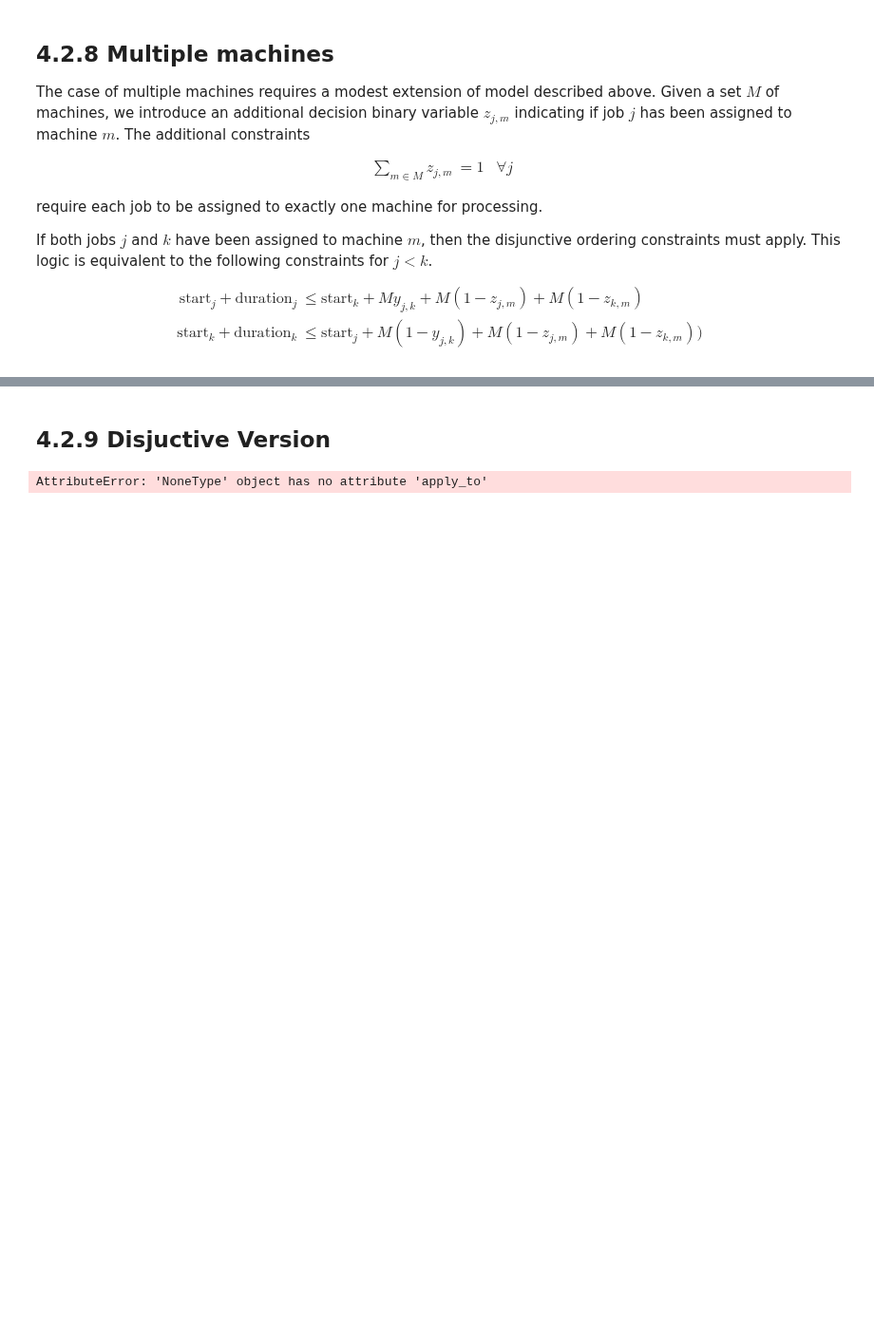
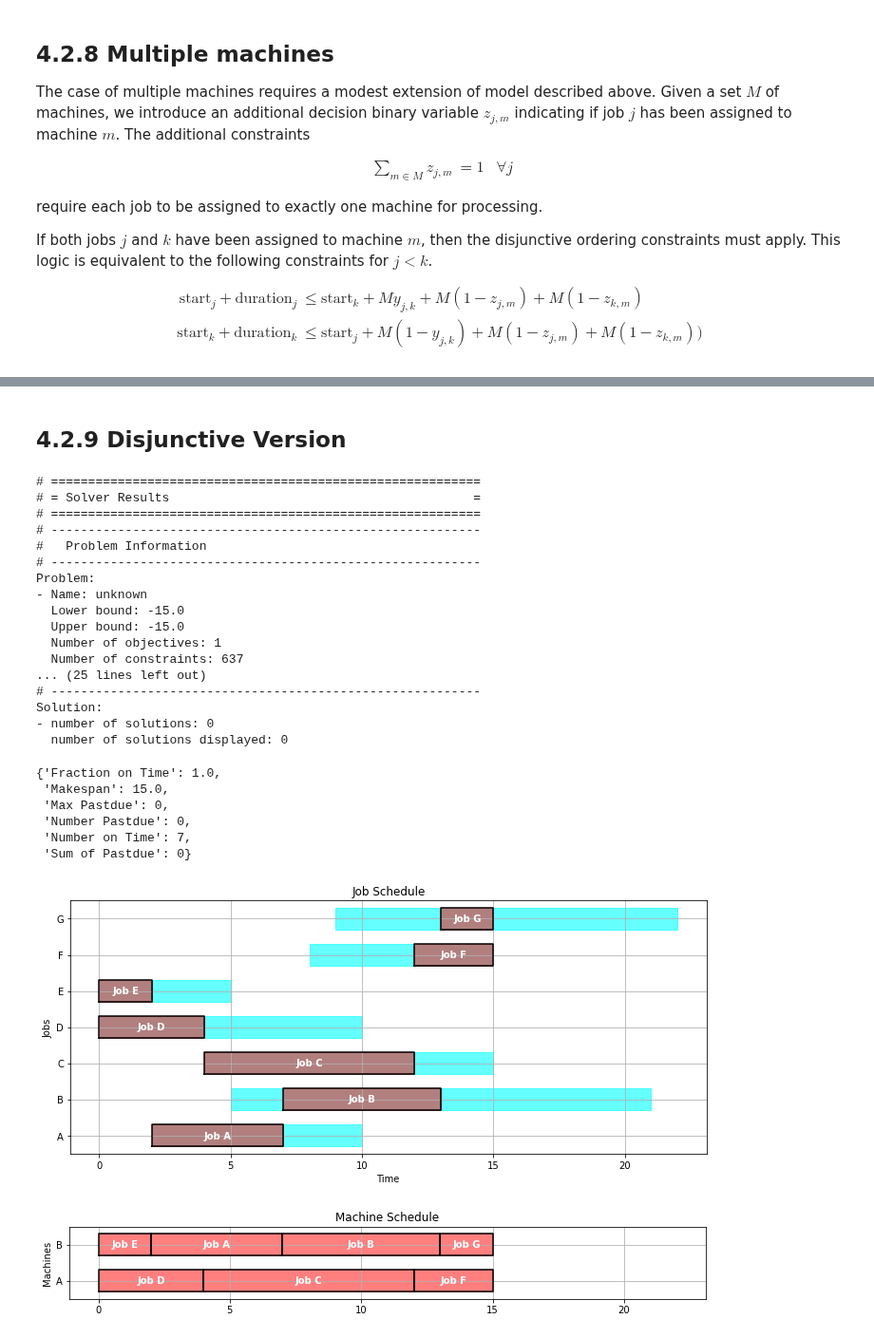
Before and after one commit to jckantor/ND-Pyomo-Cookbook, a Jupyter notebook: docs/04.02-Machine-Bottleneck.ipynb, the cells around one changed output, grey strips where cells are left out. Shown at 95% size. Saved outputs shown, nothing was run; the diff lists cells and outputs as text; code cells hidden in the pictures; blank space fills up the shorter version.

Commit message:
add disjunctive constraints to machine bottleneck

```diff
--- a/docs/04.02-Machine-Bottleneck.ipynb
+++ b/docs/04.02-Machine-Bottleneck.ipynb
@@ -895,7 +786,7 @@ Solution:
 [figure]
 [figure]
 # %% [markdown]
-## 4.2.9 Disjuctive Version
+## 4.2.9 Disjunctive Version
 # %%
 MACHINES = ['A','B']
 
@@ -912,8 +803,8 @@ def schedule_machines(JOBS, MACHINES):
     # decision variables
     m.start      = Var(m.J, bounds=(0, 1000))
     m.makespan   = Var(domain=NonNegativeReals)
-    m.pastdue    = Var(m.J, domain=NonNegativeReals)
-    m.early      = Var(m.J, domain=NonNegativeReals)
+    m.pastdue    = Var(m.J, bounds=(0, 1000))
+    m.early      = Var(m.J, bounds=(0, 10000))
 
     # additional decision variables for use in the objecive
     m.ispastdue  = Var(m.J, domain=Binary)
@@ -923,48 +814,78 @@ def schedule_machines(JOBS, MACHINES):
     m.z = Var(m.J, m.M, domain=Binary)
 
     # for modeling disjunctive constraints
-    m.y = Var(m.PAIRS, domain=Binary)
     BigM = max([JOBS[j]['release'] for j in m.J]) + sum([JOBS[j]['duration'] for j in m.J])
 
     m.OBJ = Objective(expr = sum(m.pastdue[j] for j in m.J) + m.makespan - sum(m.early[j] for j in m.J), sense = minimize)
 
+    # job starts after it is released
     m.c1 = Constraint(m.J, rule=lambda m, j: m.start[j] >= JOBS[j]['release'])
+
+    # defines early and pastdue
     m.c2 = Constraint(m.J, rule=lambda m, j: m.start[j] + JOBS[j]['duration'] + m.early[j] == JOBS[j]['due'] + m.pastdue[j])
-    m.c3 = Constraint(m.J, rule=lambda m, j: sum(m.z[j,mach] for mach in m.M) == 1)
-    m.c4 = Constraint(m.J, rule=lambda m, j: m.pastdue[j] <= BigM*m.ispastdue[j])
+    m.d1 = Disjunction(m.J, rule=lambda m, j: [m.early[j]==0, m.pastdue[j]==0])
+
+    # each job is assigned to one and only one machine
+    m.c3 = Constraint(m.J, rule=lambda m, j: sum(m.z[j, mach] for mach in m.M) == 1)
+
+    # defines a binary variable indicating if a job is past due
+    m.c4 = Disjunction(m.J, rule=lambda m, j: [m.pastdue[j] == 0, m.ispastdue[j] == 1])
+
+    # all jobs must be finished before max pastdue
     m.c5 = Constraint(m.J, rule=lambda m, j: m.pastdue[j] <= m.maxpastdue)
+
+    # defining make span
     m.c6 = Constraint(m.J, rule=lambda m, j: m.start[j] + JOBS[j]['duration'] <= m.makespan)
 
-    #m.d1 = Constraint(m.M, m.PAIRS, rule = lambda m, mach, j, k:
-    #        m.start[j] + JOBS[j]['duration'] <= m.start[k] + BigM*(m.y[j,k] + (1-m.z[j,mach]) + (1-m.z[k,mach])))
-    #m.d2 = Constraint(m.M, m.PAIRS, rule = lambda m, mach, j, k:
-    #        m.start[k] + JOBS[k]['duration'] <= m.start[j] + BigM*((1-m.y[j,k]) + (1-m.z[j,mach]) + (1-m.z[k,mach])))
-
+    # disjuctions
     m.d0 = Disjunction(m.M, m.PAIRS, rule = lambda m, mach, j, k:
-            [m.start[j] + JOBS[j]['duration'] <= m.start[k] + BigM*(m.y[j,k] + (1-m.z[j,mach]) + (1-m.z[k,mach])),
-             m.start[k] + JOBS[k]['duration'] <= m.start[j] + BigM*((1-m.y[j,k]) + (1-m.z[j,mach]) + (1-m.z[k,mach]))
-            ])
+                       [m.start[j] + JOBS[j]['duration'] <= m.start[k] + BigM*((1-m.z[j, mach]) + (1-m.z[k, mach])),
+                        m.start[k] + JOBS[k]['duration'] <= m.start[j] + BigM*((1-m.z[j, mach]) + (1-m.z[k, mach]))])
 
     transform = TransformationFactory('gdp.hull')
     transform.apply_to(m)
 
     SolverFactory('cbc').solve(m).write()
 
     SCHEDULE = {}
     for j in m.J:
         SCHEDULE[j] = {
             'start': m.start[j](),
             'finish': m.start[j]() + JOBS[j]['duration'],
             'machine': [mach for mach in MACHINES if m.z[j,mach]][0]
         }
 
     return SCHEDULE
 
 SCHEDULE = schedule_machines(JOBS,MACHINES)
 gantt(JOBS, SCHEDULE)
 kpi(JOBS, SCHEDULE)
 # %% [output]
-AttributeError: 'NoneType' object has no attribute 'apply_to'
+# ==========================================================
+# = Solver Results                                         =
+# ==========================================================
+# ----------------------------------------------------------
+#   Problem Information
+# ----------------------------------------------------------
+Problem:
+- Name: unknown
+  Lower bound: -15.0
+  Upper bound: -15.0
+  Number of objectives: 1
+  Number of constraints: 637
+... (25 lines left out)
+# ----------------------------------------------------------
+Solution:
+- number of solutions: 0
+  number of solutions displayed: 0
+{'Fraction on Time': 1.0,
+ 'Makespan': 15.0,
+ 'Max Pastdue': 0,
+ 'Number Pastdue': 0,
+ 'Number on Time': 7,
+ 'Sum of Pastdue': 0}
+[figure, added]
+[figure, added]
 # %% [markdown]
 <!--NAVIGATION-->
 < [4.1 Introduction to Disjunctive Programming](https://jckantor.github.io/ND-Pyomo-Cookbook/04.01-Introduction_to_Disjunctive_Programming.html) | [Contents](toc.html) | [Tag Index](tag_index.html) | [4.3 Job Shop Scheduling](https://jckantor.github.io/ND-Pyomo-Cookbook/04.03-Job-Shop-Scheduling.html) ><p><a href="https://colab.research.google.com/github/jckantor/ND-Pyomo-Cookbook/blob/master/docs/04.02-Machine-Bottleneck.ipynb"> <img align="left" src="https://colab.research.google.com/assets/colab-badge.svg" alt="Open in Colab" title="Open in Google Colaboratory"></a><p><a href="https://jckantor.github.io/ND-Pyomo-Cookbook/04.02-Machine-Bottleneck.ipynb"> <img align="left" src="https://img.shields.io/badge/Github-Download-blue.svg" alt="Download" title="Download Notebook"></a>
```
Also changed, not shown: parts of 15 cells of this notebook, 3 other files.
